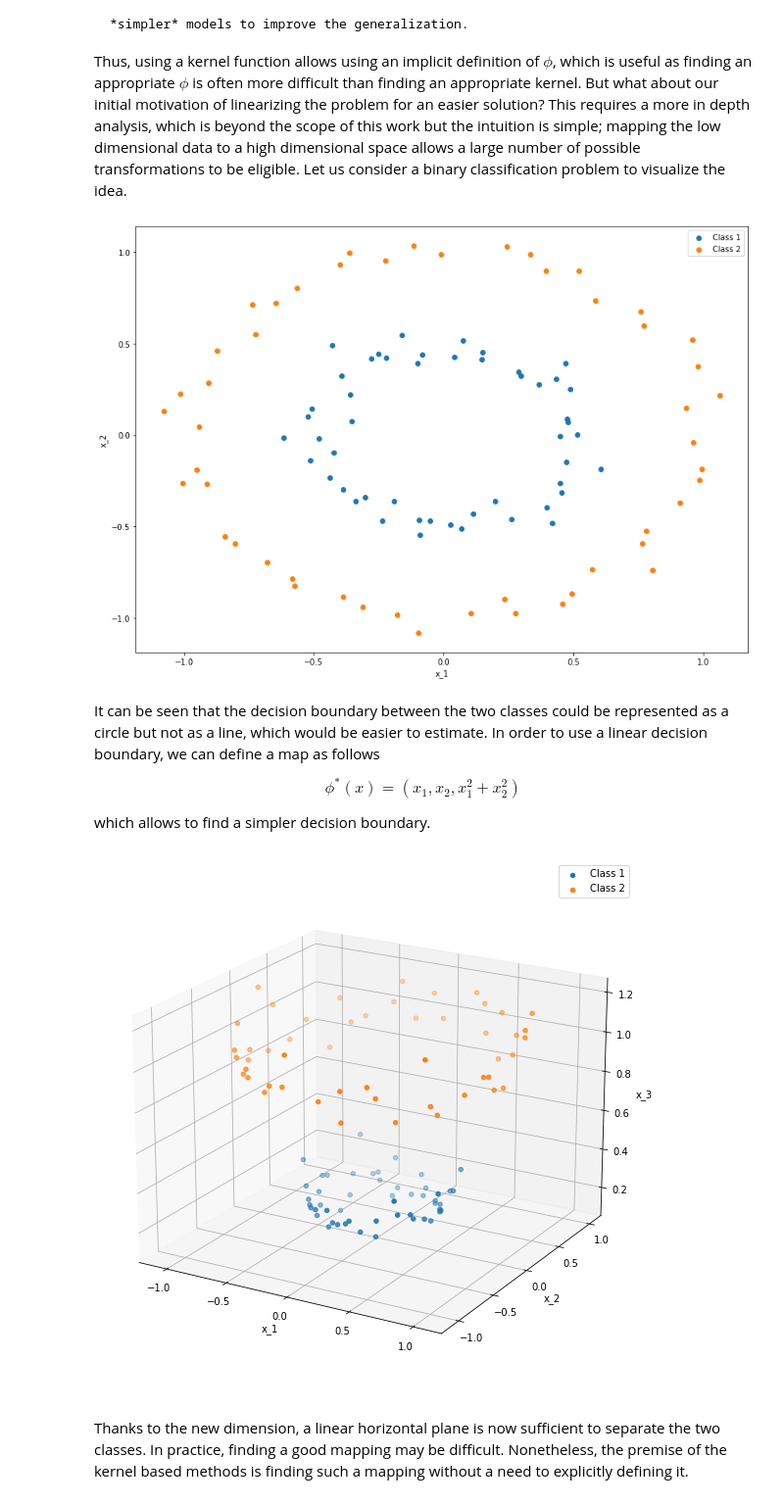
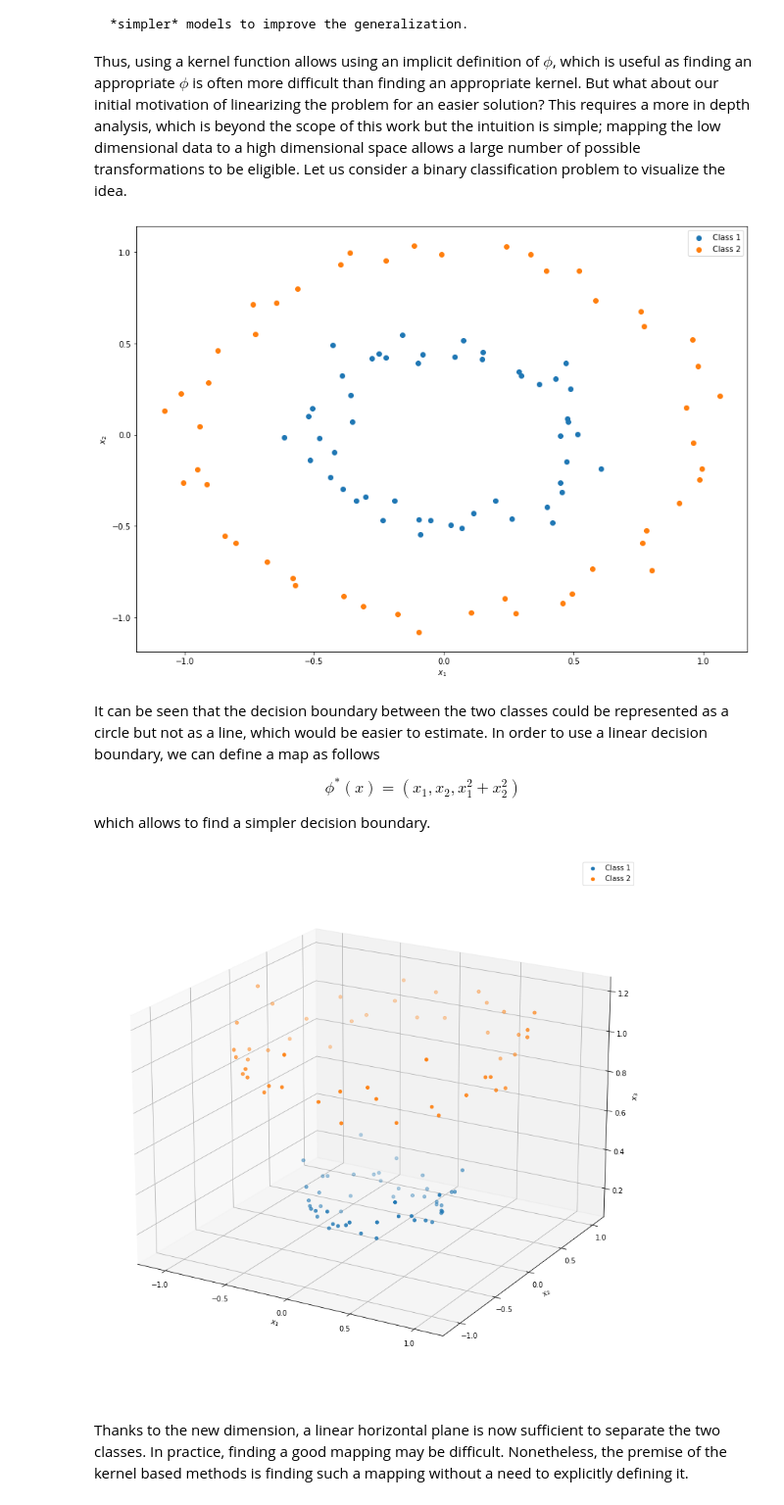
Before and after one commit to Probabilistic-ML/lecture-notes, a Jupyter notebook: _sources/02_probML/02_kernelmethods/01_kerneltrick.ipynb, the cells around one changed output. Shown at 98% size. Saved outputs shown, nothing was run; the diff lists cells and outputs as text; code cells hidden in the pictures.

```diff
--- a/_sources/02_probML/02_kernelmethods/01_kerneltrick.ipynb
+++ b/_sources/02_probML/02_kernelmethods/01_kerneltrick.ipynb
@@ -76,11 +76,11 @@ not_y = np.logical_not(y)
 fig, ax = plt.subplots(figsize=(14, 10))
 ax.scatter(X[y, 0], X[y, 1], label="Class 1")
 ax.scatter(X[not_y, 0], X[not_y, 1], label="Class 2")
-ax.set_xlabel("x_1")
-ax.set_ylabel("x_2")
+ax.set_xlabel(r'$x_1$')
+ax.set_ylabel(r'$x_2$')
 _ = ax.legend()
 # %% [output]
-[figure, old version]
+[figure, new version]
 # %% [markdown]
 It can be seen that the decision boundary between the two classes could be represented as a circle but not as a line, which would be easier to estimate. In order to use a linear decision boundary, we can define a  map as follows
 
@@ -90,15 +90,15 @@ which allows to find a simpler decision boundary.
 # %%
 from mpl_toolkits.mplot3d import Axes3D
 x_3 = np.sum(X**2, axis=1) # The new dimension that we add to make the problem easier to solve
-fig, ax = plt.subplots(figsize=(14, 10), subplot_kw={"projection": "3d"})
+fig, ax = plt.subplots(figsize=(14, 14), subplot_kw={"projection": "3d"})
 ax.scatter(X[y, 0], X[y, 1], x_3[y], label="Class 1")
 ax.scatter(X[not_y, 0], X[not_y, 1], x_3[not_y], label="Class 2")
-ax.set_xlabel("x_1")
-ax.set_ylabel("x_2")
-ax.set_zlabel("x_3")
+ax.set_xlabel(r'$x_1$')
+ax.set_ylabel(r'$x_2$')
+ax.set_zlabel(r'$x_3$')
 _ = ax.view_init(elev=20.)
 _ = ax.legend()
 # %% [output]
-[figure, old version]
+[figure, new version]
 # %% [markdown]
 Thanks to the new dimension, a linear horizontal plane is now sufficient to separate the two classes. In practice, finding a good mapping may be difficult. Nonetheless, the premise of the kernel based methods is finding such a mapping without a need to explicitly defining it.
```
Also changed, not shown: 18 other files.
